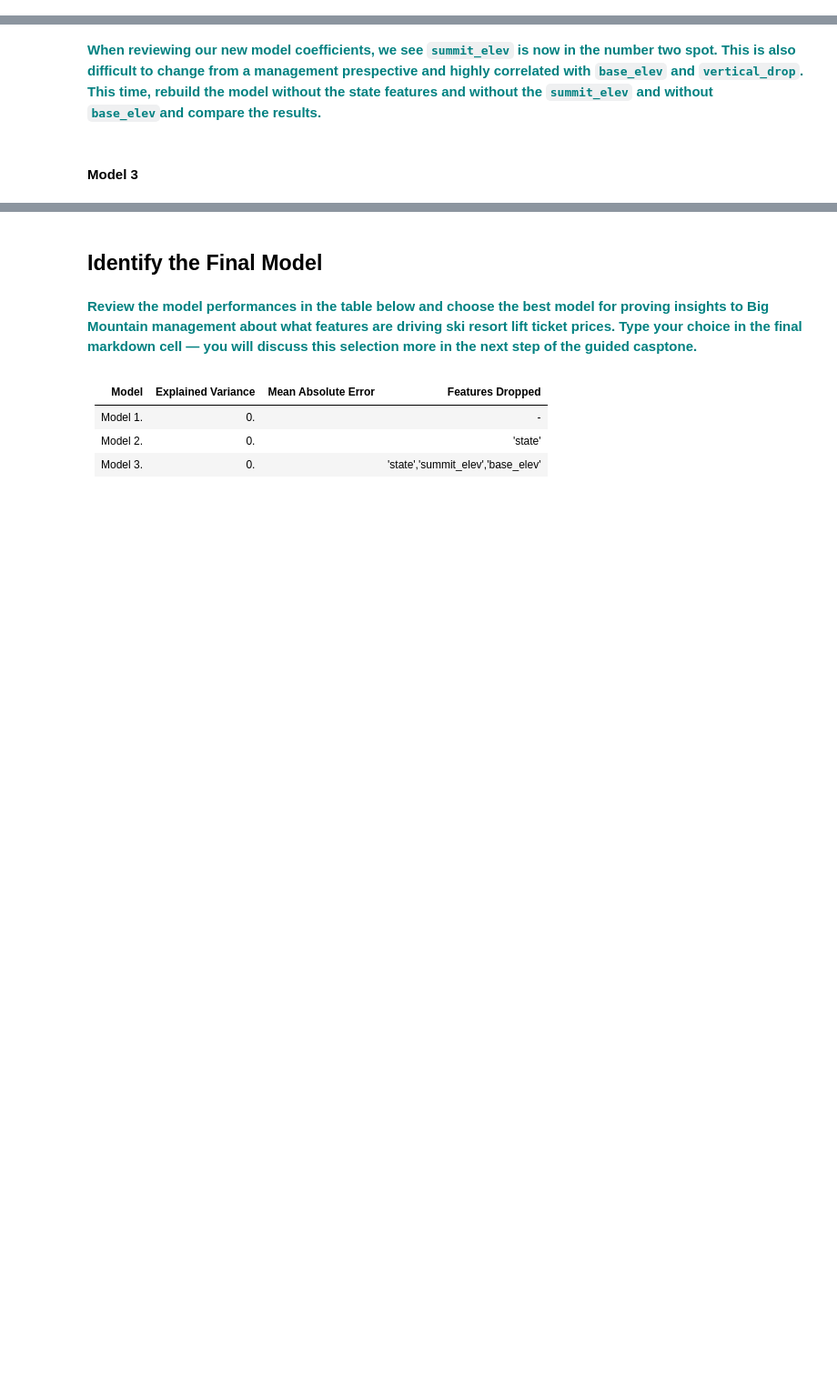
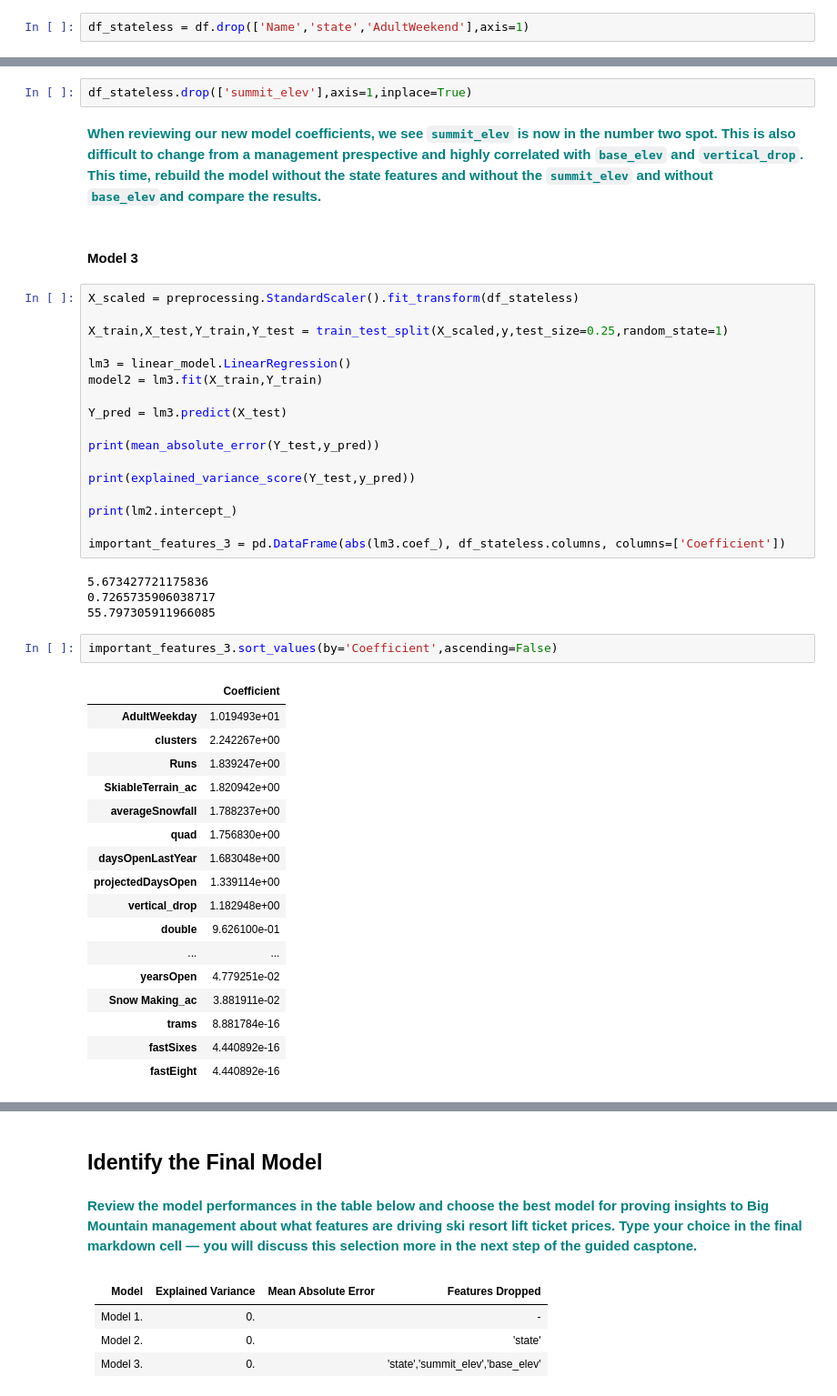
Before and after one commit to sidsekhar/springboard, a Jupyter notebook: notebooks/GuidedCapstoneStep4 and step5HL.ipynb, the cells around one changed output, grey strips where cells are left out. Shown at 91% size. Saved outputs shown, nothing was run; the diff lists cells and outputs as text; blank space fills up the shorter version.

Commit message:
predictions

```diff
--- a/notebooks/GuidedCapstoneStep4 and step5HL.ipynb
+++ b/notebooks/GuidedCapstoneStep4 and step5HL.ipynb
@@ -166,3 +209,5 @@ Hint: make sure to review the absolute value of the coefficients, because the ad
 Hint: Try to construct another model using exactly the steps we followed above.
 # %% [markdown]
 #### Model 2
+# %%
+df_stateless = df.drop(['Name','state','AdultWeekend'],axis=1)
@@ -169,4 +256,47 @@ Hint: Try to construct another model using exactly the steps we followed above.
+# %%
+df_stateless.drop(['summit_elev'],axis=1,inplace=True)
 # %% [markdown]
 **<font color='teal'> When reviewing our new model coefficients, we see `summit_elev` is now in the number two spot. This is also difficult to change from a management prespective and highly correlated with `base_elev` and `vertical_drop`.  This time, rebuild the model without the state features and without the `summit_elev` and without `base_elev`and compare the results. </font>**
 # %% [markdown]
 #### Model 3
+# %%
+X_scaled = preprocessing.StandardScaler().fit_transform(df_stateless)
+
+X_train,X_test,Y_train,Y_test = train_test_split(X_scaled,y,test_size=0.25,random_state=1)
+
+lm3 = linear_model.LinearRegression()
+model2 = lm3.fit(X_train,Y_train)
+
+Y_pred = lm3.predict(X_test)
+
+print(mean_absolute_error(Y_test,y_pred))
+
+print(explained_variance_score(Y_test,y_pred))
+
+print(lm2.intercept_)
+
+important_features_3 = pd.DataFrame(abs(lm3.coef_), df_stateless.columns, columns=['Coefficient'])
+# %% [output]
+5.673427721175836
+0.7265735906038717
+55.797305911966085
+# %%
+important_features_3.sort_values(by='Coefficient',ascending=False)
+# %% [output]
+|  | Coefficient |
+| AdultWeekday | 1.019493e+01 |
+| clusters | 2.242267e+00 |
+| Runs | 1.839247e+00 |
+| SkiableTerrain_ac | 1.820942e+00 |
+| averageSnowfall | 1.788237e+00 |
+| quad | 1.756830e+00 |
+| daysOpenLastYear | 1.683048e+00 |
+| projectedDaysOpen | 1.339114e+00 |
+| vertical_drop | 1.182948e+00 |
+| double | 9.626100e-01 |
+| ... | ... |
+| yearsOpen | 4.779251e-02 |
+| Snow Making_ac | 3.881911e-02 |
+| trams | 8.881784e-16 |
+| fastSixes | 4.440892e-16 |
+| fastEight | 4.440892e-16 |
```
Also changed, not shown: parts of 19 cells of this notebook, 2 other files.
